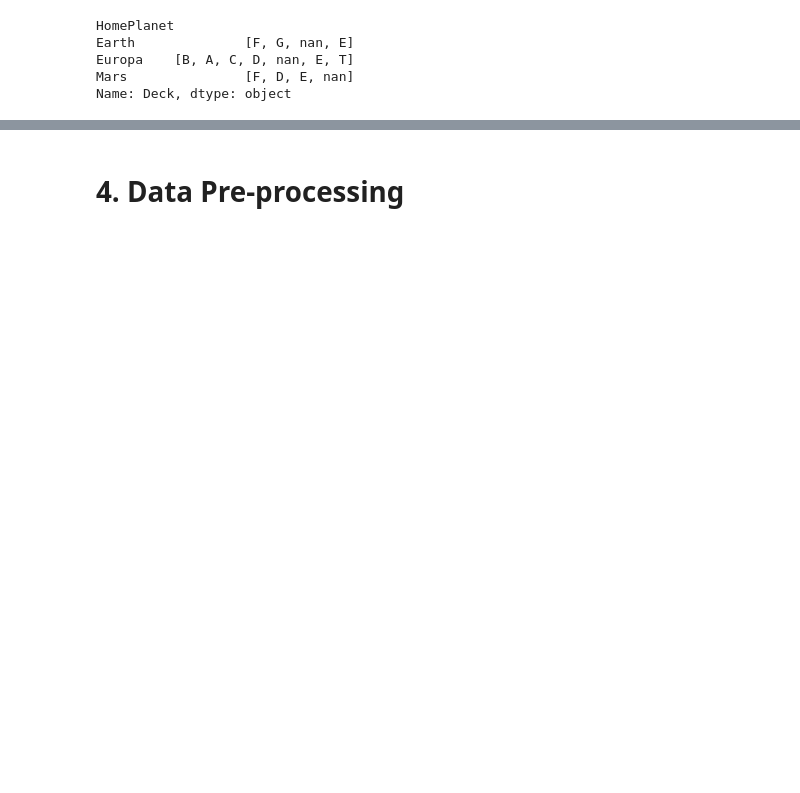
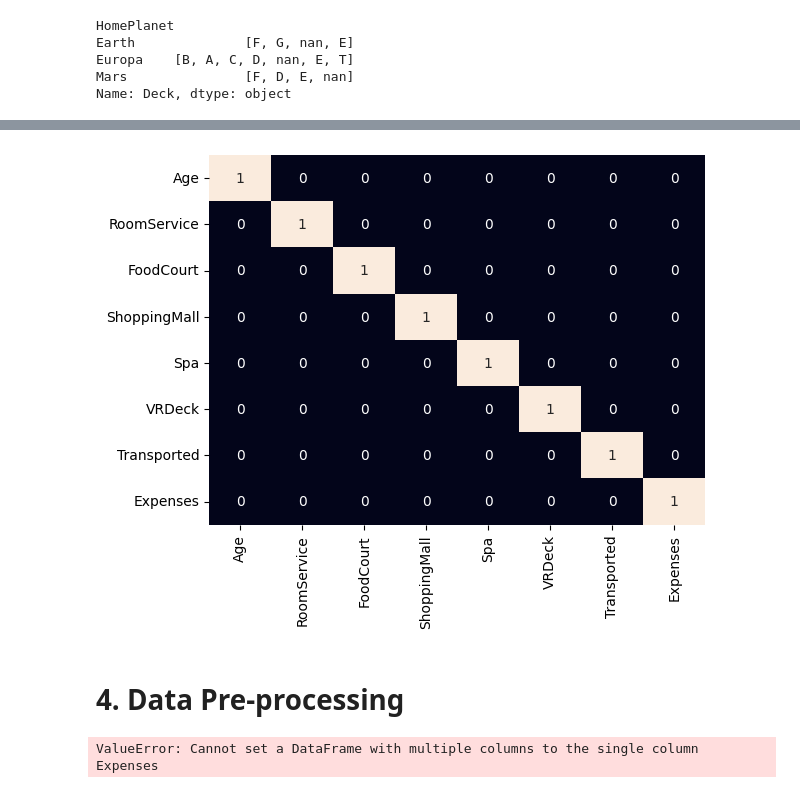
Before and after one commit to Przemek9110/spaceship-titanic, a Jupyter notebook: spaceship_titanic.ipynb, the cells around one changed output, grey strips where cells are left out. Saved outputs shown, nothing was run; the diff lists cells and outputs as text; code cells hidden in the pictures; blank space fills up the shorter version.

```diff
--- a/spaceship_titanic.ipynb
+++ b/spaceship_titanic.ipynb
@@ -310,3 +321,8 @@ Name: Deck, dtype: object
+# %%
+sns.heatmap(temp.corr() >0.75, annot=True, cbar=False)
+plt.show()
+# %% [output]
+[figure, added]
 # %% [markdown]
 # **4. Data Pre-processing**
 # %%
@@ -322,5 +336,7 @@ EXPENSES_COLUMNS = ['RoomService','FoodCourt','ShoppingMall','Spa','VRDeck']
 # %%
-train_test = train_test.loc[:,EXPENSES_COLUMNS]=train_test.apply(lambda x: 0 if x.CryoSleep == True else x,axis =1)
+train_test = train_test.loc[:,'Expenses']=train_test.apply(lambda x: 0 if x.CryoSleep == True else x,axis =1)
+# %% [output]
+ValueError: Cannot set a DataFrame with multiple columns to the single column Expenses
 # %%
 temp['CryoSleep'].isnull().sum()
 # %%
```
Also changed, not shown: parts of 16 cells of this notebook.
